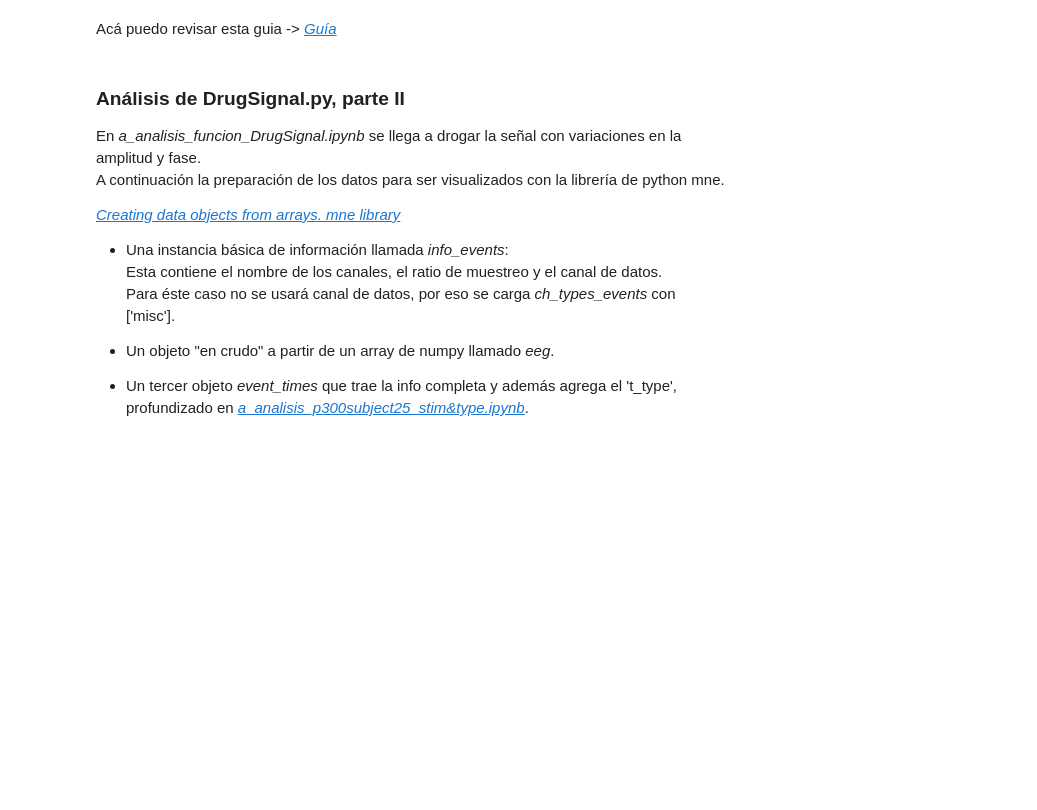
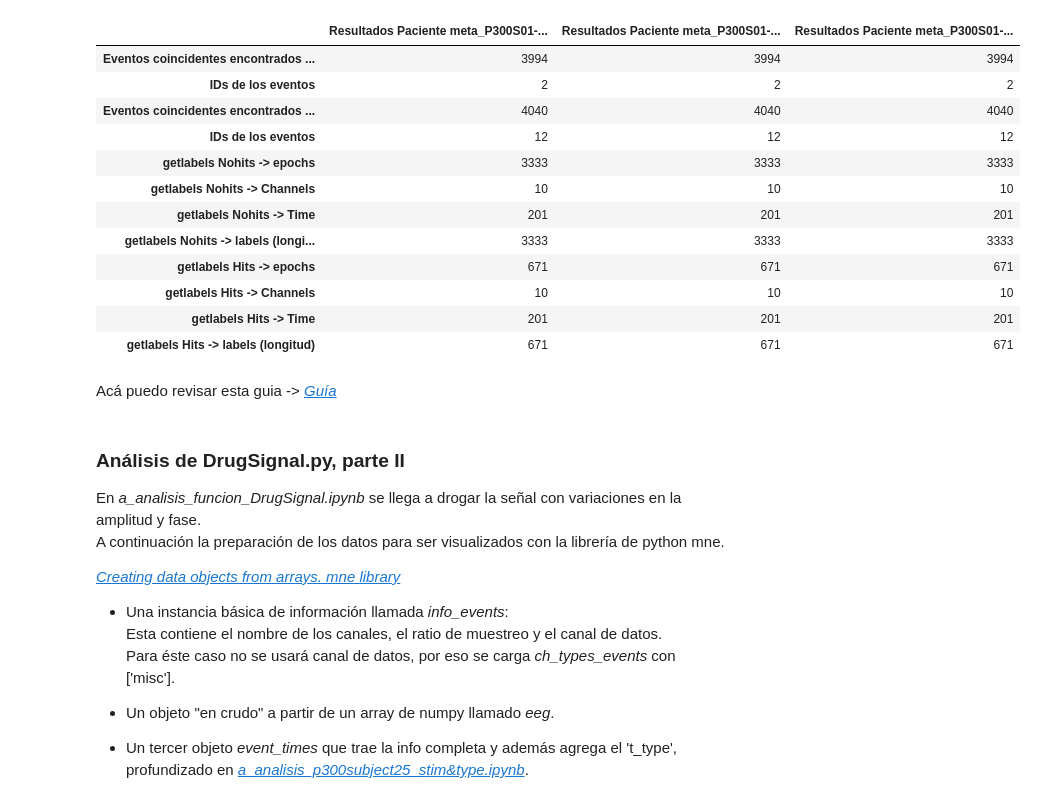
Before and after one commit to alexchavez1980/repo_tesis, a Jupyter notebook: a_DrugSignal.ipynb, the cells around one changed output. Cells and saved outputs as stored; diff of their text form; code cells hidden in the pictures; blank space fills up the shorter version.

```diff
--- a/a_DrugSignal.ipynb
+++ b/a_DrugSignal.ipynb
@@ -56,13 +57,26 @@ files_path_itba = ['./dataset/itba/P300S01.mat',
 '''
 files_path_bnci = ['./dataset/bnci/A01.mat', './dataset/bnci/A02.mat', './dataset/bnci/A03.mat', './dataset/bnci/A04.mat',
               './dataset/bnci/A05.mat', './dataset/bnci/A06.mat', './dataset/bnci/A07.mat', './dataset/bnci/A08.mat']
+
+'''
+files_path_LagDrugSignal = ['./a_results/P300S01-lag0.csv', './a_results/P300S01-lag1.csv', './a_results/P300S01-lag2.csv',
+                            './a_results/P300S01-lag3.csv','./a_results/P300S01-lag4.csv', './a_results/P300S01-lag5.csv',
+                            './a_results/P300S01-lag6.csv', './a_results/P300S01-lag7.csv']
+'''
+files_path_LagDrugSignal = ['./a_results/P300S01-lag0.csv', './a_results/P300S01-lag1.csv', './a_results/P300S01-lag2.csv']
+
 #-------------------------------------
-for ii, path in enumerate(files_path_itba_test):
-    results_mne=f'./a_results/Paciente P300S0{ii+1}.csv' # Si necesitás, con cambiar la extensión a.txt es suficiente
+#for ii, path in enumerate(files_path_itba_test):
+for ii, path in enumerate(files_path_LagDrugSignal):
+#   results_mne=f'./a_results/Paciente P300S0{ii+1}.csv' # Si necesitás, con cambiar la extensión a.txt es suficiente
+    results_mne=f'./a_results/Resultados Paciente meta_P300S01-lag{ii}.csv' # Si necesitás, con cambiar la extensión a.txt es suficiente
     file_temp=open(results_mne,"w")
-    print(f'Paciente P300S0{ii+1},', file=file_temp) # COLUMNA0.
-    punto_mat=scipy.io.loadmat(path)
-    signal = punto_mat['data'][0][0][0]
+    #print(f'Paciente P300S0{ii+1},', file=file_temp) # COLUMNA0.
+    print(f', Paciente meta_P300S01-lag{ii}', file=file_temp) # COLUMNA0.
+    punto_mat = scipy.io.loadmat('./dataset/itba/P300S01.mat')
+    #punto_mat=scipy.io.loadmat(path)
+    #signal = punto_mat['data'][0][0][0]
+    signal = np.loadtxt(path, delimiter=',') # , dtype=[np.int, np.str, np.float])
     t_trials = punto_mat['data'][0][0][3]
     t_flash = punto_mat['data'][0][0][4]
 #-------------------------------------
@@ -182,20 +196,20 @@ for ii, path in enumerate(files_path_itba_test):
     #-------------------------------------
     epochs, labels = getlabels(eeg, eeg, {'first':1}) # -> {'first':1}: Nohits.
     # Tupla de tres valores: epochs.get_data().shape . Tomo uno por uno
-    print(f'getlabels Nohits {ii+1} -> epochs, {(epochs.get_data().shape)[0]}', file=file_temp)
-    print(f'getlabels Nohits {ii+1} -> Channels, {(epochs.get_data().shape)[1]}', file=file_temp)
-    print(f'getlabels Nohits {ii+1} -> Time, {(epochs.get_data().shape)[2]}', file=file_temp)
-    print(f'getlabels Nohits {ii+1} -> labels (longitud), {len(labels)}', file=file_temp)
+    print(f'getlabels Nohits -> epochs, {(epochs.get_data().shape)[0]}', file=file_temp)
+    print(f'getlabels Nohits -> Channels, {(epochs.get_data().shape)[1]}', file=file_temp)
+    print(f'getlabels Nohits -> Time, {(epochs.get_data().shape)[2]}', file=file_temp)
+    print(f'getlabels Nohits -> labels (longitud), {len(labels)}', file=file_temp)
     # epocked: Objeto de tipo <class 'mne.evoked.EvokedArray'>.
     # En epocked.data puedo sacar info pero por ahora no hay nada.
     # El profesor lo usa para visualizar: evoked.plot(). De acá se pueden sacar segmentos promedio.
     epocked = epochs.average()
     #-------------------------------------
     epochs, labels = getlabels(eeg, eeg, {'second':2}) # -> {'second':2}: Hits.
-    print(f'getlabels Hits {ii+1} -> epochs, {(epochs.get_data().shape)[0]}', file=file_temp)
-    print(f'getlabels Hits {ii+1} -> Channels, {(epochs.get_data().shape)[1]}', file=file_temp)
-    print(f'getlabels Hits {ii+1} -> Time, {(epochs.get_data().shape)[2]}', file=file_temp)
-    print(f'getlabels Hits {ii+1} -> labels (longitud), {len(labels)}', file=file_temp)
+    print(f'getlabels Hits -> epochs, {(epochs.get_data().shape)[0]}', file=file_temp)
+    print(f'getlabels Hits -> Channels, {(epochs.get_data().shape)[1]}', file=file_temp)
+    print(f'getlabels Hits -> Time, {(epochs.get_data().shape)[2]}', file=file_temp)
+    print(f'getlabels Hits -> labels (longitud), {len(labels)}', file=file_temp)
     epocked = epochs.average()
     #-------------------------------------
     '''
@@ -261,3 +275,21 @@ for ii, path in enumerate(files_path_itba_test):
     #-------------------------------------
     file_temp.close()
     #-------------------------------------
+
+#-------------------------------------
+path2 = './a_results/'
+columns_list = []
+
+for filename in os.listdir(path2):
+    if filename.startswith('Resultados Paciente') and filename.endswith('.csv'):
+        df = pd.read_csv(os.path.join(path2, filename), delimiter=',')
+        columns_list.append(df.iloc[:, 1])
+
+resultados = pd.concat(columns_list, axis=1)
+resultados.columns = [filename[:-4] for filename in os.listdir(path2) if filename.startswith('Resultados Paciente') and filename.endswith('.csv')]
+df1 = pd.read_csv('./a_results/Resultados Paciente meta_P300S01-lag0.csv', index_col=0)
+resultados.set_index(df1.index, inplace=True)
+resultados.to_csv('./a_results/compilado_resultados.csv', index=False)
+resultados
+#-------------------------------------
+# %% [output]
@@ -264,3 +313,16 @@ for ii, path in enumerate(files_path_itba_test):
+|  | Resultados Paciente meta_P300S01-... | Resultados Paciente meta_P300S01-... | Resultados Paciente meta_P300S01-... |
+| Eventos coincidentes encontrados ... | 3994 | 3994 | 3994 |
+| IDs de los eventos | 2 | 2 | 2 |
+| Eventos coincidentes encontrados ... | 4040 | 4040 | 4040 |
+| IDs de los eventos | 12 | 12 | 12 |
+| getlabels Nohits -> epochs | 3333 | 3333 | 3333 |
+| getlabels Nohits -> Channels | 10 | 10 | 10 |
+| getlabels Nohits -> Time | 201 | 201 | 201 |
+| getlabels Nohits -> labels (longi... | 3333 | 3333 | 3333 |
+| getlabels Hits -> epochs | 671 | 671 | 671 |
+| getlabels Hits -> Channels | 10 | 10 | 10 |
+| getlabels Hits -> Time | 201 | 201 | 201 |
+| getlabels Hits -> labels (longitud) | 671 | 671 | 671 |
 # %%
     #punto_mat=scipy.io.loadmat(path)
     #signal = punto_mat['data'][0][0][0]
```
Also changed, not shown: parts of 2 cells of this notebook, 11 other files.
